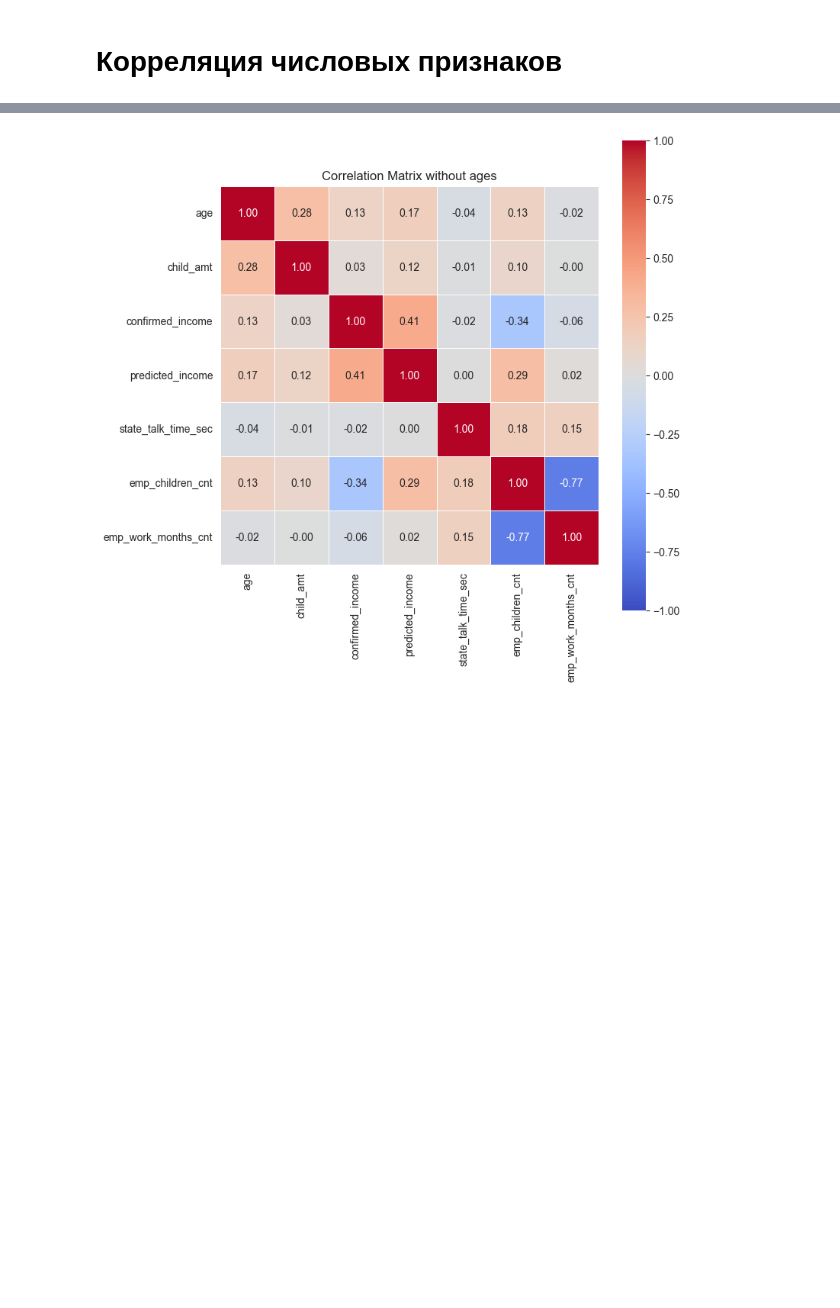
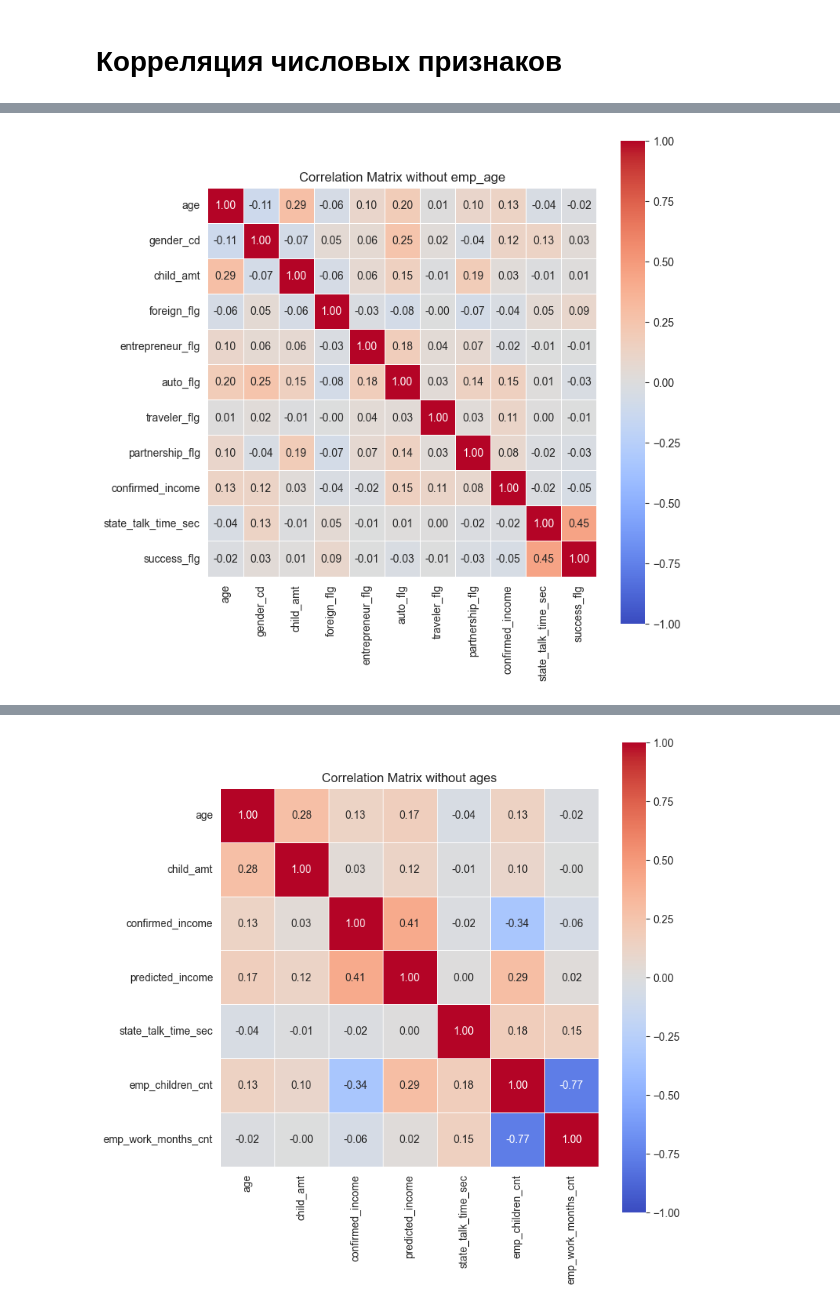
Before and after one commit to bygaga993/bread_dano_2024, a Jupyter notebook: Code/correlation.ipynb, the cells around one changed output, grey strips where cells are left out. Drawn from its saved outputs; the diff is of its cells as text; code cells hidden in the pictures; blank space fills up the shorter version.

```diff
--- a/Code/correlation.ipynb
+++ b/Code/correlation.ipynb
@@ -15,6 +35,8 @@ numeric_columns = pd.Index(
 # %%
 correlation_matrix = data[numeric_columns].corr(method='spearman')
-plt.figure(figsize=(8, 16))
-plt.title('Correlation Matrix')
+plt.figure(figsize=(8, 8))
+plt.title('Correlation Matrix without emp_age')
 sns.heatmap(correlation_matrix, annot=True, fmt=".2f", cmap="coolwarm", linewidths=0.5, vmin=-1, vmax=1, square=True)
 plt.show()
+# %% [output]
+[figure, added]
```
Also changed, not shown: parts of 5 cells of this notebook, 5 other files.
